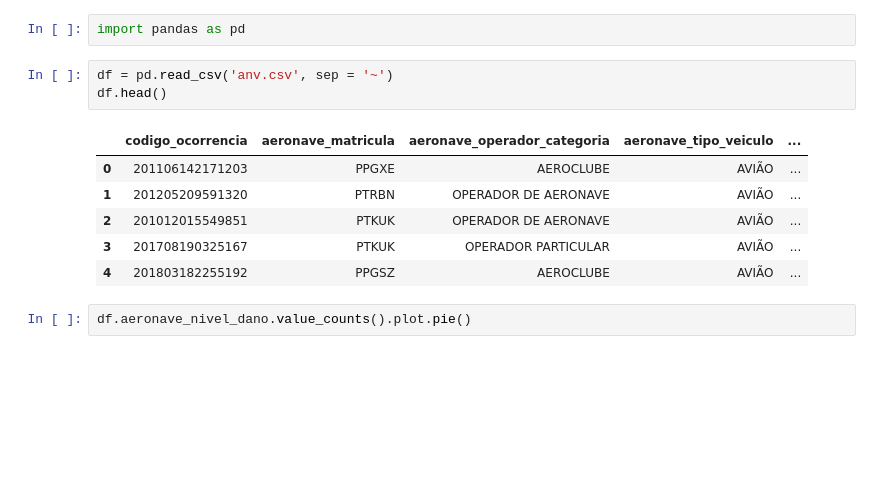
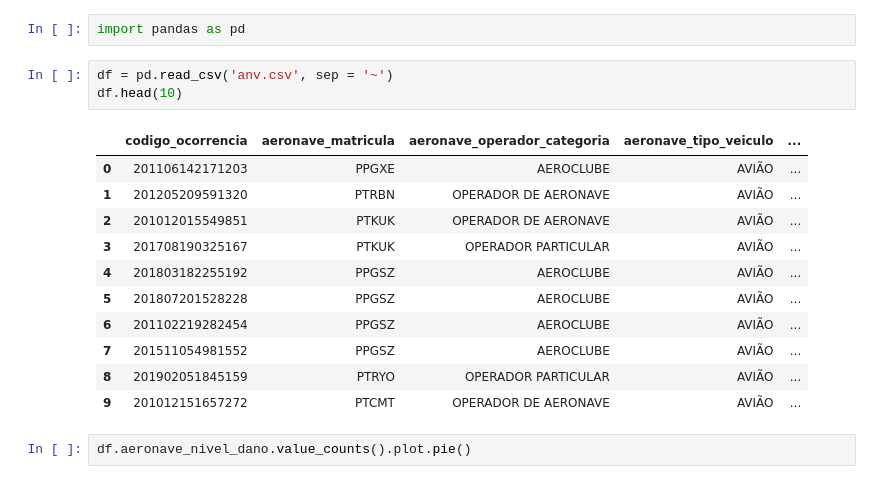
Before and after one commit to Rafael-93/Atividades-em-aula, a Jupyter notebook: Tabela_de_aeronaves.ipynb, the cells around one changed output. Drawn from its saved outputs; the diff is of its cells as text; blank space fills up the shorter version.

```diff
--- a/Tabela_de_aeronaves.ipynb
+++ b/Tabela_de_aeronaves.ipynb
@@ -4,14 +4,19 @@
 import pandas as pd
 # %%
 df = pd.read_csv('anv.csv', sep = '~')
-df.head()
+df.head(10)
 # %% [output]
 |  | codigo_ocorrencia | aeronave_matricula | aeronave_operador_categoria | aeronave_tipo_veiculo | ... |
 | 0 | 201106142171203 | PPGXE | AEROCLUBE | AVIÃO | ... |
 | 1 | 201205209591320 | PTRBN | OPERADOR DE AERONAVE | AVIÃO | ... |
 | 2 | 201012015549851 | PTKUK | OPERADOR DE AERONAVE | AVIÃO | ... |
 | 3 | 201708190325167 | PTKUK | OPERADOR PARTICULAR | AVIÃO | ... |
 | 4 | 201803182255192 | PPGSZ | AEROCLUBE | AVIÃO | ... |
+| 5 | 201807201528228 | PPGSZ | AEROCLUBE | AVIÃO | ... |
+| 6 | 201102219282454 | PPGSZ | AEROCLUBE | AVIÃO | ... |
+| 7 | 201511054981552 | PPGSZ | AEROCLUBE | AVIÃO | ... |
+| 8 | 201902051845159 | PTRYO | OPERADOR PARTICULAR | AVIÃO | ... |
+| 9 | 201012151657272 | PTCMT | OPERADOR DE AERONAVE | AVIÃO | ... |
 # %%
 df.aeronave_nivel_dano.value_counts().plot.pie()
 # %% [output]
```
